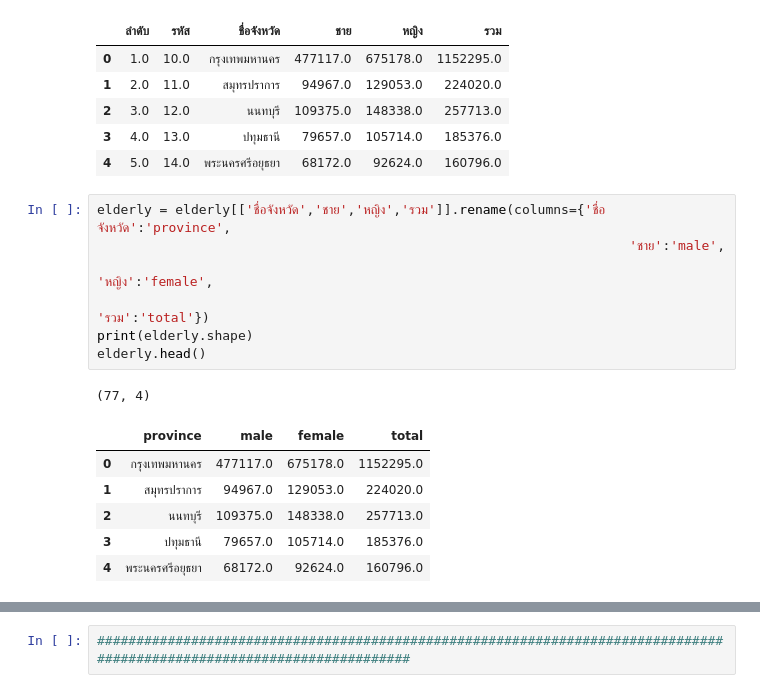
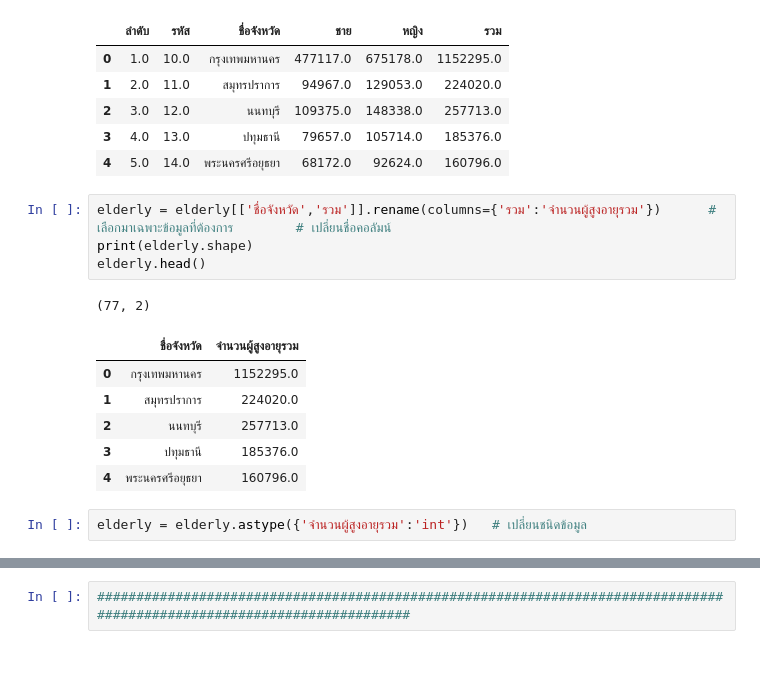
Before and after one commit to Supakornnn/data_viz_2022, a Jupyter notebook: Project_Dataviz_2022.ipynb, the cells around one changed output, grey strips where cells are left out. Drawn from its saved outputs; the diff is of its cells as text; blank space fills up the shorter version.

```diff
--- a/Project_Dataviz_2022.ipynb
+++ b/Project_Dataviz_2022.ipynb
@@ -694,20 +815,19 @@ elderly.head()
 | 3 | 4.0 | 13.0 | ปทุมธานี | 79657.0 | 105714.0 | 185376.0 |
 | 4 | 5.0 | 14.0 | พระนครศรีอยุธยา | 68172.0 | 92624.0 | 160796.0 |
 # %%
-elderly = elderly[['ชื่อจังหวัด','ชาย','หญิง','รวม']].rename(columns={'ชื่อจังหวัด':'province',
-                                                                    'ชาย':'male',
-                                                                    'หญิง':'female',
-                                                                    'รวม':'total'})
+elderly = elderly[['ชื่อจังหวัด','รวม']].rename(columns={'รวม':'จำนวนผู้สูงอายุรวม'})      # เลือกมาเฉพาะข้อมูลที่ต้องการ        # เปลี่ยนชื่อคอลัมน์
 print(elderly.shape)
 elderly.head()
 # %% [output]
-(77, 4)
+(77, 2)
-|  | province | male | female | total |
-| 0 | กรุงเทพมหานคร | 477117.0 | 675178.0 | 1152295.0 |
-| 1 | สมุทรปราการ | 94967.0 | 129053.0 | 224020.0 |
-| 2 | นนทบุรี | 109375.0 | 148338.0 | 257713.0 |
-| 3 | ปทุมธานี | 79657.0 | 105714.0 | 185376.0 |
-| 4 | พระนครศรีอยุธยา | 68172.0 | 92624.0 | 160796.0 |
+|  | ชื่อจังหวัด | จำนวนผู้สูงอายุรวม |
+| 0 | กรุงเทพมหานคร | 1152295.0 |
+| 1 | สมุทรปราการ | 224020.0 |
+| 2 | นนทบุรี | 257713.0 |
+| 3 | ปทุมธานี | 185376.0 |
+| 4 | พระนครศรีอยุธยา | 160796.0 |
+# %%
+elderly = elderly.astype({'จำนวนผู้สูงอายุรวม':'int'})   # เปลี่ยนชนิดข้อมูล
 # %%
 elderly.isnull().sum()      # เช็คค่าว่าง
 # %% [output]
```
Also changed, not shown: parts of 93 cells of this notebook.
